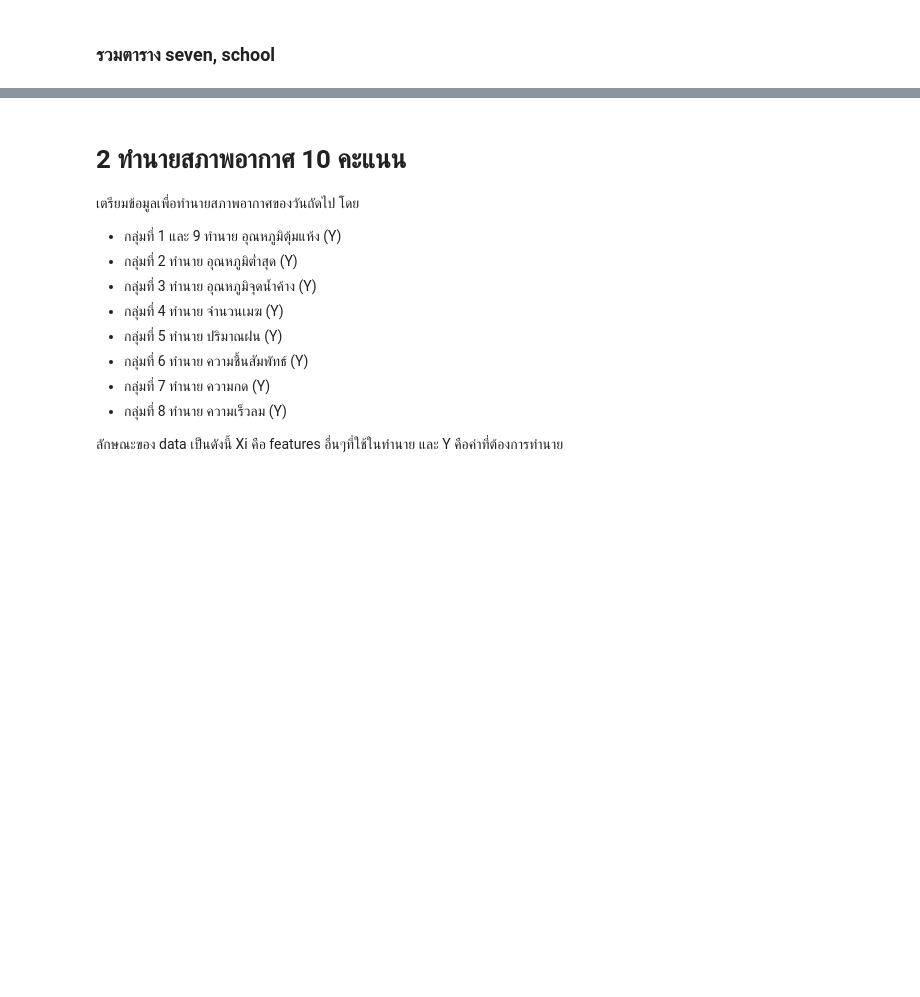
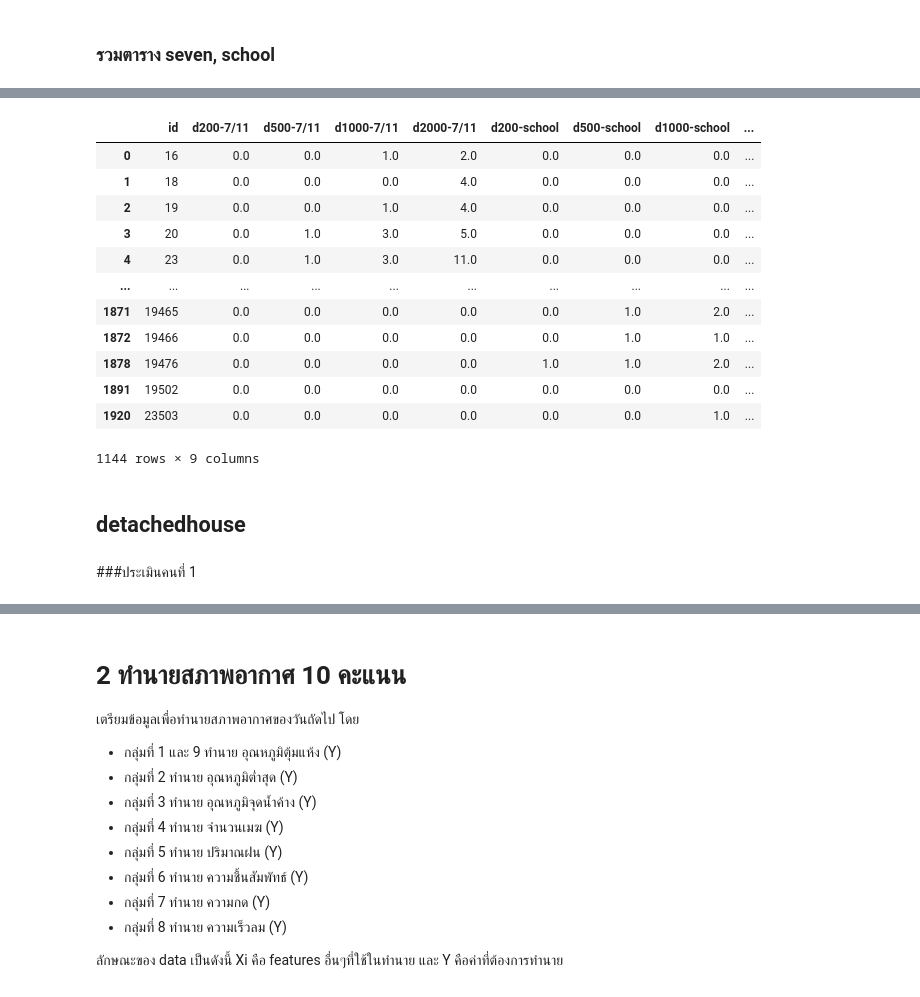
Before and after one commit to supatsara2002/bsc_dpdm22, a Jupyter notebook: midterm_dpdm22.ipynb, the cells around one changed output, grey strips where cells are left out. Cells and saved outputs as stored; diff of their text form; code cells hidden in the pictures; blank space fills up the shorter version.

Commit message:
midterm

```diff
--- a/midterm_dpdm22.ipynb
+++ b/midterm_dpdm22.ipynb
@@ -37,7 +37,7 @@ with open('/content/drive/MyDrive/Data Prep and Data Mining BSc65/midterm/7-elev
   seven_eleven = json.loads(json_file.read())
 # %%
 #school.json
-with open('/content/drive/MyDrive/Data Prep and Data Mining BSc65/midterm/school.json') as json_file:
+with open('/content/drive/MyDrive/bsc_DPDM_data/MIDterm/school.json') as json_file:
   school = json.loads(json_file.read())
 # %% [markdown]
 ##คำตอบนักประเมิน(ID)
@@ -253,6 +355,3 @@ for x in seven_id.keys():
-# %%
-#เพิ่มคีย์ 314 และค่า 0 เข้าไปยัง seven_id
-seven_id['314'] = '0'
 # %%
 record_list = []
 for id in home['id']:
@@ -360,0 +477,22 @@ seven_school.head()
+# %%
+seven_school = seven_school.drop_duplicates(subset='id')
+# %%
+seven_school
+# %% [output]
+|  | id | d200-7/11 | d500-7/11 | d1000-7/11 | d2000-7/11 | d200-school | d500-school | d1000-school | ... |
+| 0 | 16 | 0.0 | 0.0 | 1.0 | 2.0 | 0.0 | 0.0 | 0.0 | ... |
+| 1 | 18 | 0.0 | 0.0 | 0.0 | 4.0 | 0.0 | 0.0 | 0.0 | ... |
+| 2 | 19 | 0.0 | 0.0 | 1.0 | 4.0 | 0.0 | 0.0 | 0.0 | ... |
+| 3 | 20 | 0.0 | 1.0 | 3.0 | 5.0 | 0.0 | 0.0 | 0.0 | ... |
+| 4 | 23 | 0.0 | 1.0 | 3.0 | 11.0 | 0.0 | 0.0 | 0.0 | ... |
+| ... | ... | ... | ... | ... | ... | ... | ... | ... | ... |
+| 1871 | 19465 | 0.0 | 0.0 | 0.0 | 0.0 | 0.0 | 1.0 | 2.0 | ... |
+| 1872 | 19466 | 0.0 | 0.0 | 0.0 | 0.0 | 0.0 | 1.0 | 1.0 | ... |
+| 1878 | 19476 | 0.0 | 0.0 | 0.0 | 0.0 | 1.0 | 1.0 | 2.0 | ... |
+| 1891 | 19502 | 0.0 | 0.0 | 0.0 | 0.0 | 0.0 | 0.0 | 0.0 | ... |
+| 1920 | 23503 | 0.0 | 0.0 | 0.0 | 0.0 | 0.0 | 0.0 | 1.0 | ... |
+1144 rows × 9 columns
+# %% [markdown]
+## detachedhouse
+# %% [markdown]
+###ประเมินคนที่ 1
```
Also changed, not shown: parts of 25 cells of this notebook.
